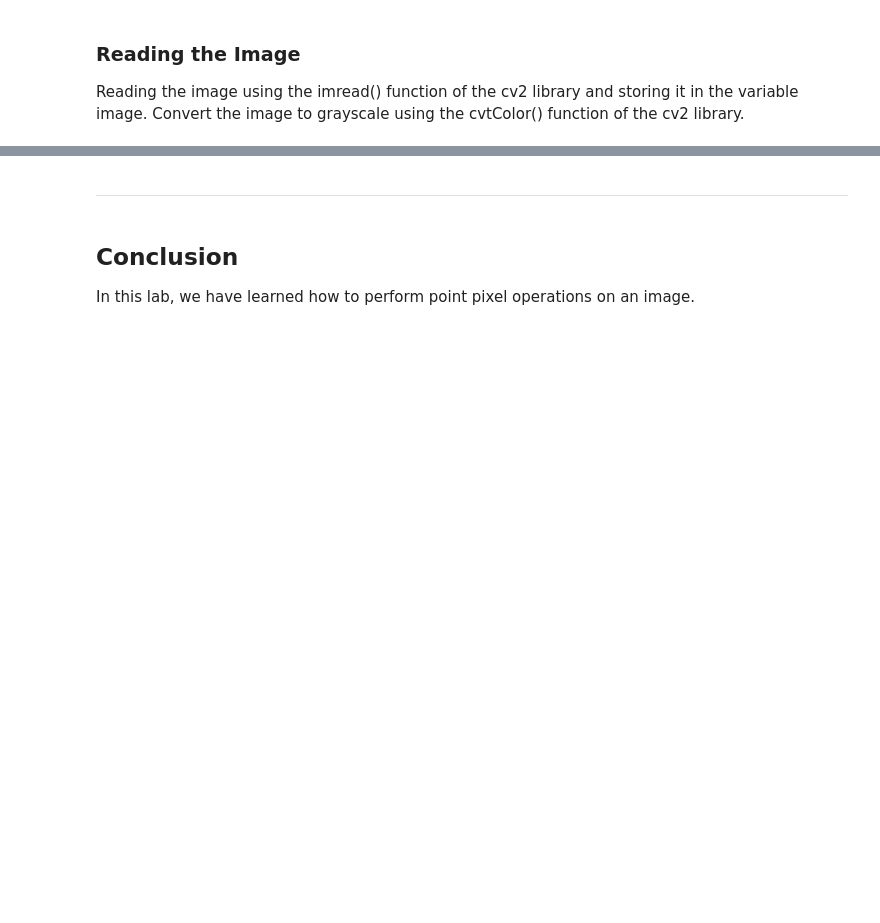
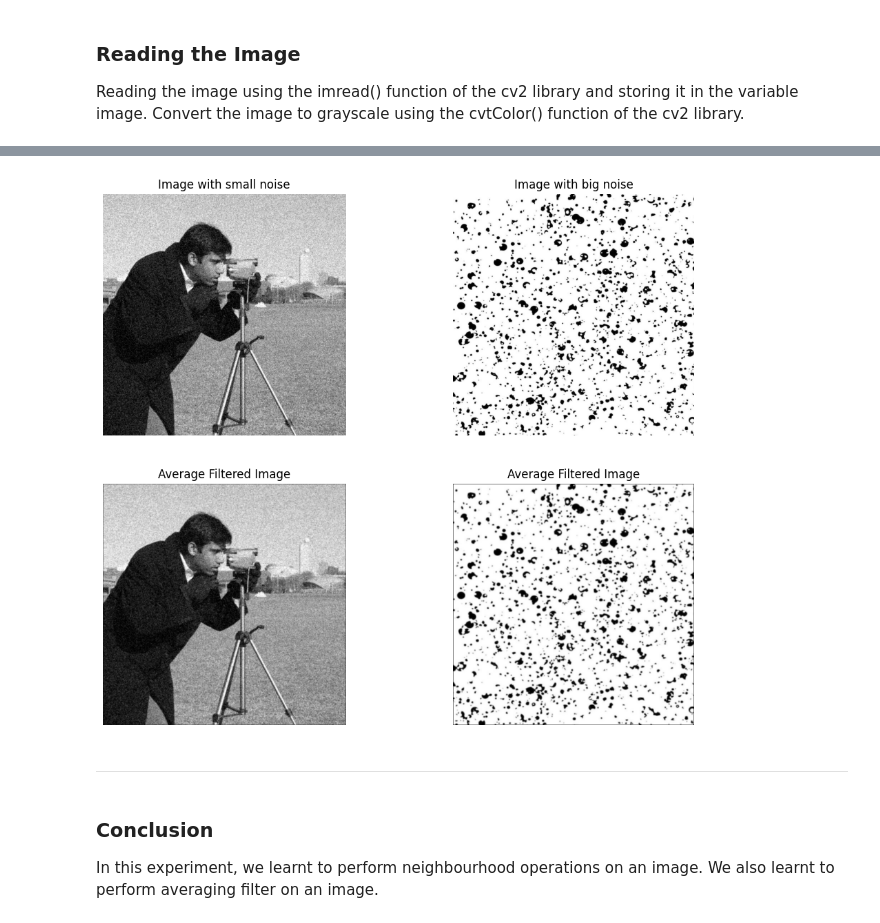
Before and after one commit to asadali27232/DIP-HandsOn, a Jupyter notebook: LAB_07/DIP 7th Lecture.ipynb, the cells around one changed output, grey strips where cells are left out. Drawn from its saved outputs; the diff is of its cells as text; code cells hidden in the pictures; blank space fills up the shorter version.

```diff
--- a/LAB_07/DIP 7th Lecture.ipynb
+++ b/LAB_07/DIP 7th Lecture.ipynb
@@ -44,6 +80,43 @@ plt.show()
+# %%
+filter_small_noise = average_filter(small_noise_img)
+cv2.imwrite("filtered_small_noise.png", filter_small_noise)
+
+filter_big_noise = average_filter(big_noise_big)
+cv2.imwrite("filtered_big_noise.png", filter_big_noise)
+
+plt.figure(figsize=(12, 10))
+
+# Plot the image with small noise
+plt.subplot(2, 2, 1)
+plt.imshow(cv2.cvtColor(small_noise_img, cv2.COLOR_BGR2RGB))  # Convert BGR to RGB for proper display
+plt.title("Image with small noise")
+plt.axis("off")
+
+# Plot the image with big noise
+plt.subplot(2, 2, 2)
+plt.imshow(big_noise_big, cmap="gray")
+plt.title("Image with big noise")
+plt.axis("off")
+
+
+# Plot filtered the image with small noise
+plt.subplot(2, 2, 3)
+plt.imshow(filter_small_noise, cmap="gray")
+plt.title("Average Filtered Image")
+plt.axis("off")
+
+# Plot filtered the image with big noise
+plt.subplot(2, 2, 4)
+plt.imshow(filter_big_noise, cmap="gray")
+plt.title("Average Filtered Image")
+plt.axis("off")
+
+plt.show()
+# %% [output]
+[figure, added]
 # %% [markdown]
 ---
 # %% [markdown]
-## Conclusion
+### Conclusion
 
-In this lab, we have learned how to perform point pixel operations on an image.
+In this experiment, we learnt to perform neighbourhood operations on an image. We also learnt to perform averaging filter on an image.
```
Also changed, not shown: parts of 3 cells of this notebook, 9 other files.
